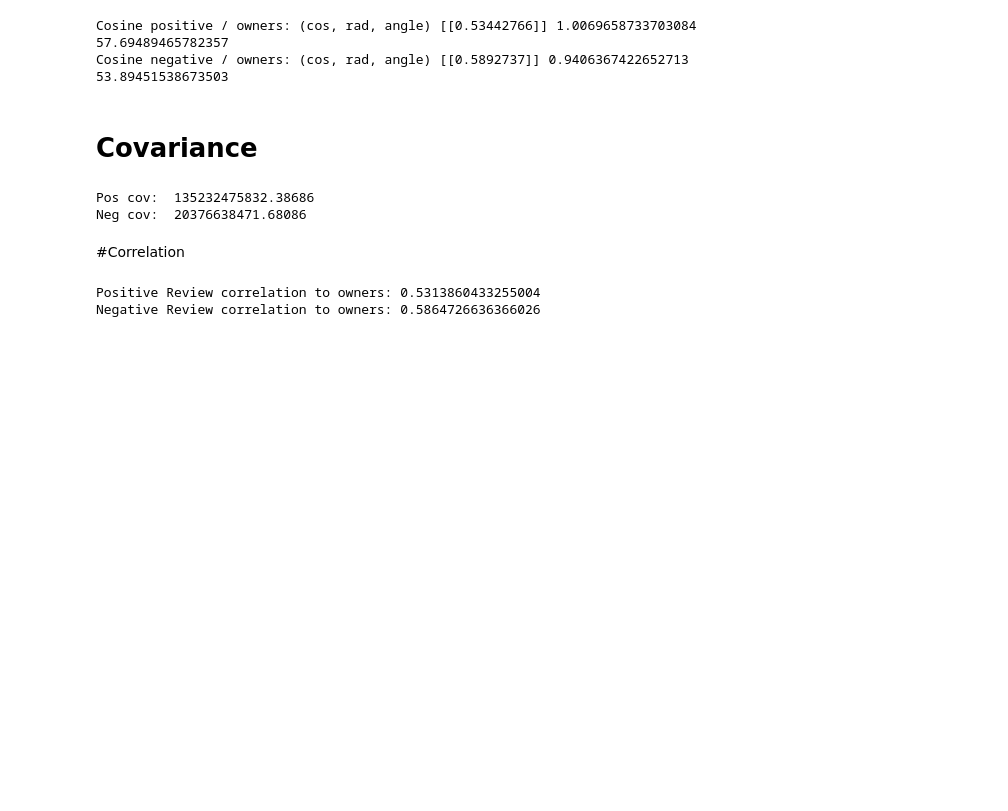
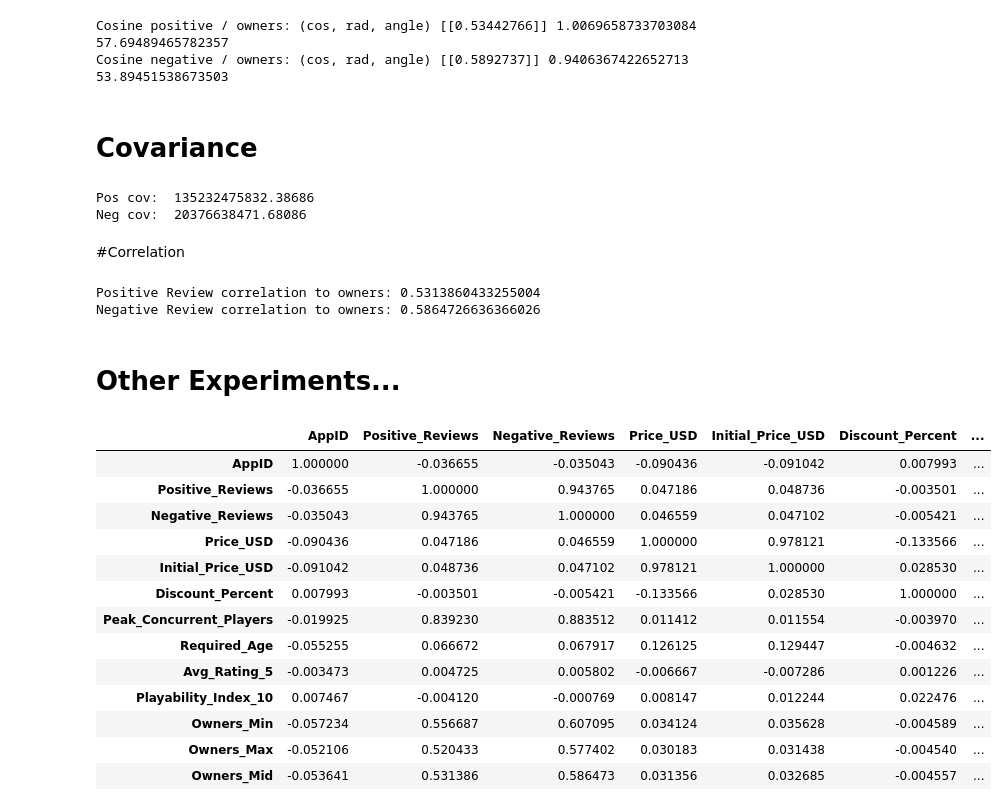
Before and after one commit to pschorey/Valpo_IT533, a Jupyter notebook: 01_Processing_and_Association.ipynb, the cells around one changed output. Drawn from its saved outputs; the diff is of its cells as text; code cells hidden in the pictures; blank space fills up the shorter version.

```diff
--- a/01_Processing_and_Association.ipynb
+++ b/01_Processing_and_Association.ipynb
@@ -273,3 +273,23 @@ Negative Review correlation to owners: 0.5864726636366026
 # %%
 #Your Turn: Compare using Correlation
 #My correlation Theory and example.......
+# %% [markdown]
+# Other Experiments...
+# %%
+#show all correlations
+steam.corr()
+# %% [output]
+|  | AppID | Positive_Reviews | Negative_Reviews | Price_USD | Initial_Price_USD | Discount_Percent | ... |
+| AppID | 1.000000 | -0.036655 | -0.035043 | -0.090436 | -0.091042 | 0.007993 | ... |
+| Positive_Reviews | -0.036655 | 1.000000 | 0.943765 | 0.047186 | 0.048736 | -0.003501 | ... |
+| Negative_Reviews | -0.035043 | 0.943765 | 1.000000 | 0.046559 | 0.047102 | -0.005421 | ... |
+| Price_USD | -0.090436 | 0.047186 | 0.046559 | 1.000000 | 0.978121 | -0.133566 | ... |
+| Initial_Price_USD | -0.091042 | 0.048736 | 0.047102 | 0.978121 | 1.000000 | 0.028530 | ... |
+| Discount_Percent | 0.007993 | -0.003501 | -0.005421 | -0.133566 | 0.028530 | 1.000000 | ... |
+| Peak_Concurrent_Players | -0.019925 | 0.839230 | 0.883512 | 0.011412 | 0.011554 | -0.003970 | ... |
+| Required_Age | -0.055255 | 0.066672 | 0.067917 | 0.126125 | 0.129447 | -0.004632 | ... |
+| Avg_Rating_5 | -0.003473 | 0.004725 | 0.005802 | -0.006667 | -0.007286 | 0.001226 | ... |
+| Playability_Index_10 | 0.007467 | -0.004120 | -0.000769 | 0.008147 | 0.012244 | 0.022476 | ... |
+| Owners_Min | -0.057234 | 0.556687 | 0.607095 | 0.034124 | 0.035628 | -0.004589 | ... |
+| Owners_Max | -0.052106 | 0.520433 | 0.577402 | 0.030183 | 0.031438 | -0.004540 | ... |
+| Owners_Mid | -0.053641 | 0.531386 | 0.586473 | 0.031356 | 0.032685 | -0.004557 | ... |
```
Also changed, not shown: parts of 6 cells of this notebook.
